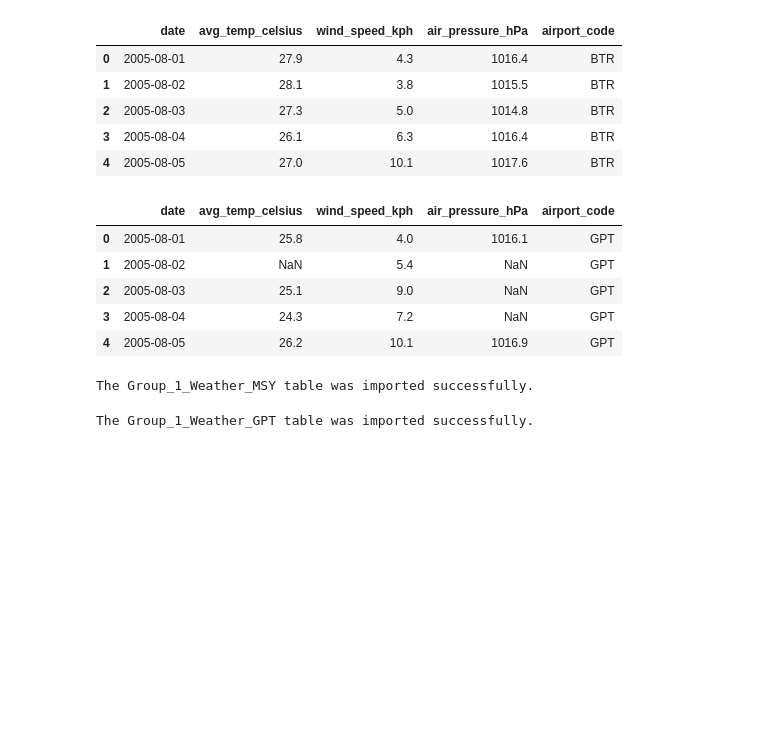
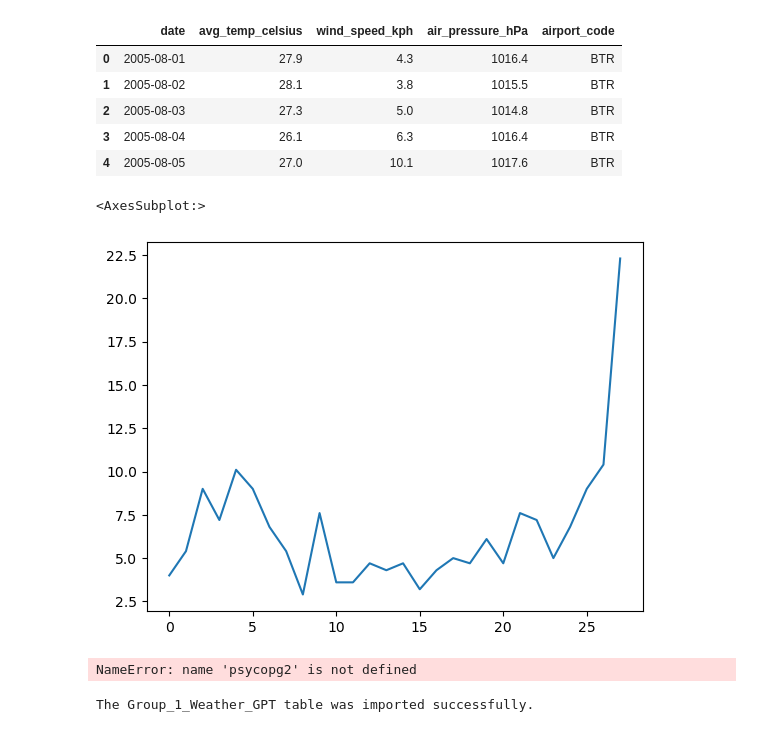
Before and after one commit to DanielSchuster259/sql-api-project-weather-flights, a Jupyter notebook: daniels.ipynb, the cells around one changed output. Drawn from its saved outputs; the diff is of its cells as text; code cells hidden in the pictures; blank space fills up the shorter version.

```diff
--- a/daniels.ipynb
+++ b/daniels.ipynb
@@ -98,13 +94,11 @@ btr_clean.head()
 # %%
 gpt_clean = clean_daily_data(gpt_data, 'GPT')
 gpt_clean.head()
+
+gpt_clean['wind_speed_kph'].plot()
 # %% [output]
-|  | date | avg_temp_celsius | wind_speed_kph | air_pressure_hPa | airport_code |
-| 0 | 2005-08-01 | 25.8 | 4.0 | 1016.1 | GPT |
-| 1 | 2005-08-02 | NaN | 5.4 | NaN | GPT |
-| 2 | 2005-08-03 | 25.1 | 9.0 | NaN | GPT |
-| 3 | 2005-08-04 | 24.3 | 7.2 | NaN | GPT |
-| 4 | 2005-08-05 | 26.2 | 10.1 | 1016.9 | GPT |
+<AxesSubplot:>
+[figure, added]
 # %%
 from sql_functions import get_engine
 from sql_functions import push_to_database
@@ -112,11 +106,11 @@ import psycopg2
 
 schema = 'cgn_analytics_22_3'
 engine = get_engine()
-table_name = 'Group_1_Weather_MSY'
+table_name = 'group_1_weather'                                                                                     #'Group_1_Weather_MSY'
 
 push_to_database(df=msy_clean, table_name=table_name, engine=engine, schema=schema)
 # %% [output]
-The Group_1_Weather_MSY table was imported successfully.
+NameError: name 'psycopg2' is not defined
 # %%
 schema = 'cgn_analytics_22_3'
 engine = get_engine()
```
Also changed, not shown: parts of 8 cells of this notebook, 1 other file.
